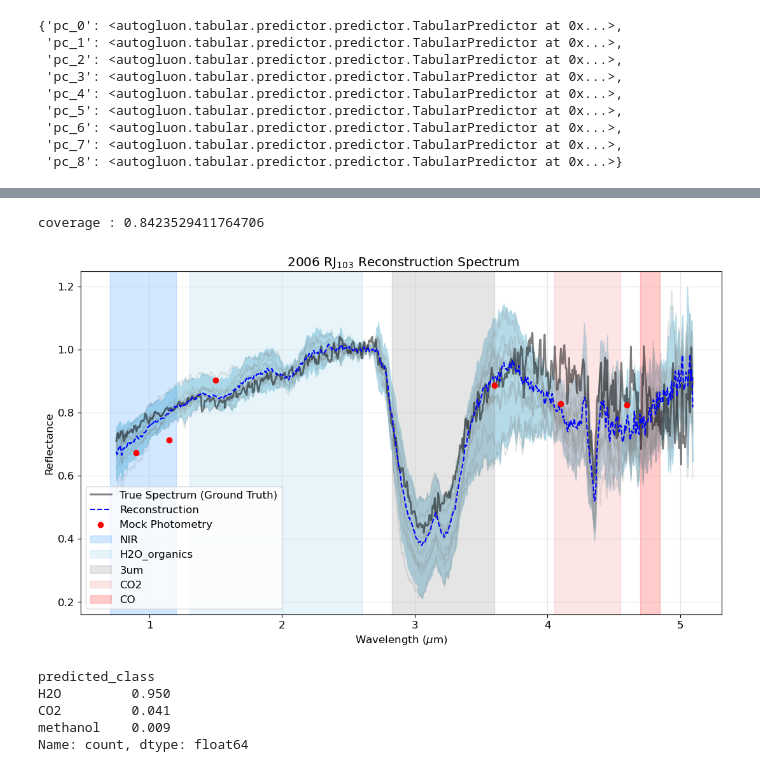
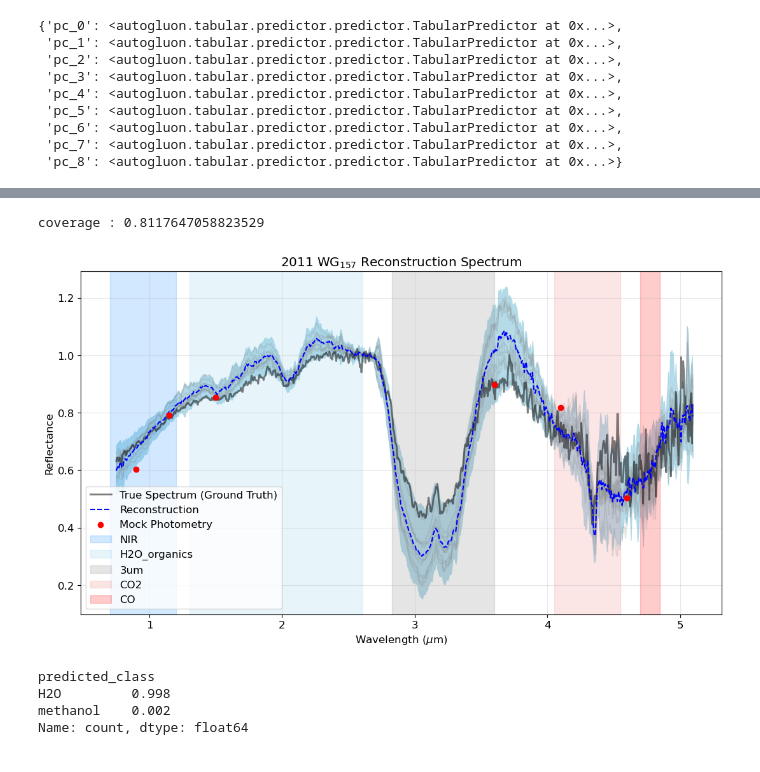
Before and after one commit to sevenlin123/spectra_reconstructor, a Jupyter notebook: notebook/reconstroctor.ipynb, the cells around one changed output, grey strips where cells are left out. Saved outputs shown, nothing was run; the diff lists cells and outputs as text; code cells hidden in the pictures.

```diff
--- a/notebook/reconstroctor.ipynb
+++ b/notebook/reconstroctor.ipynb
@@ -57,9 +58,8 @@ def read_spec(file_name, color, name, wmin=0.75, wmax=5.1, w_nor = 2.5975, ls =
     return ref, df.uncertainty, df.um  #np.array([r for r in ref if not math.isnan(r)])
 # %%
 # load NT spectra for validation
-NTs = ['2011 SO277.csv', '2013 VX30.csv', '2006 RJ103.csv','2007 VL305.csv', '2011 HM102.csv', '2010 TS191.csv', '2011 WG157.csv', '2008 LC18.csv']
+NTs = ['2010 TS191.csv', '2011 WG157.csv', '2013 VX30.csv']
 NTs = [f'../data/spectra/{nt}' for nt in NTs]
-nt_label = ['outlier', 'methanol', 'outlier', 'H2O', 'H2O', 'H2O', 'H2O', 'H2O']
 nt_specs = []
 for nt in NTs:
     spec, spec_err, um = read_spec(nt, 'r', nt.split('.')[0])
@@ -385,6 +383,6 @@ H2O         0.109
 Name: count, dtype: float64
 # %%
-obj = 2
+obj = 1
 
 preds = []
 for j, target in enumerate(target_cols):
@@ -411,39 +409,38 @@ phots = nt_phots[obj]
 
 coverage = (grand_true >= lower) & (grand_true <= upper)
 print("coverage :", coverage.sum() / len(grand_true))
 
 plt.figure(figsize=(13, 7))
-plt.title(r" 2006 RJ$_{103}$ Reconstruction Spectrum")
+plt.title(r"2011 WG$_{157}$ Reconstruction Spectrum")
 for i in range(10):
     plt.plot(wl, spec_with_err[np.random.randint(0, 999)], alpha=0.2, color='grey')
 plt.plot(wl, grand_true, label='True Spectrum (Ground Truth)', color='black', linewidth=2, alpha=0.5)
 plt.plot(wl, reconstructed_spectra , label='Reconstruction', color='blue', linestyle='--')
 plt.fill_between(wl, reconstructed_spectra_low, reconstructed_spectra_high, color='lightblue', alpha=0.9)
 #plt.fill_between(wl, reconstructed_spectra_high , label='Reconstruction (95th percentile)', color='lightcoral', linestyle='--')
 
 plt.scatter(bands, phots, label='Mock Photometry', color='red', zorder=5)
 plt.axvspan(0.7, 1.2, color='dodgerblue', alpha=0.2, label='NIR')
 plt.axvspan(1.3, 2.6, color='skyblue', alpha=0.2, label='H2O_organics')
 #plt.axvspan(2.72, 2.77, color='lightsteelblue', alpha=0.2, label='CO2')
 plt.axvspan(2.83, 3.6, color='grey', alpha=0.2, label='3um')
 plt.axvspan(4.05, 4.55, color='lightcoral', alpha=0.2, label='CO2')
 plt.axvspan(4.7, 4.85, color='red', alpha=0.2, label='CO')
 #plt.title("AutoGluon (Gradient Boosting) + PCA Reconstruction")
 plt.xlabel(r"Wavelength ($\mu$m)")
 plt.ylabel("Reflectance")
 plt.legend()
 plt.grid(True, alpha=0.3)
 #plt.savefig("rj103_4bands.pdf", dpi=300, bbox_inches='tight', pad_inches = 0)
 plt.show()
 
 taxonomy = classifier.classify_reconstruction(samples_nd)
 taxonomy.predicted_class.value_counts()/1000 # division by 1000 to get the percentage
 # %% [output]
-coverage : 0.8423529411764706
+coverage : 0.8117647058823529
-[figure, old version]
+[figure, new version]
 predicted_class
-H2O         0.950
-CO2         0.041
-methanol    0.009
+H2O         0.998
+methanol    0.002
 Name: count, dtype: float64
 # %%
```
Also changed, not shown: parts of 4 cells of this notebook.
